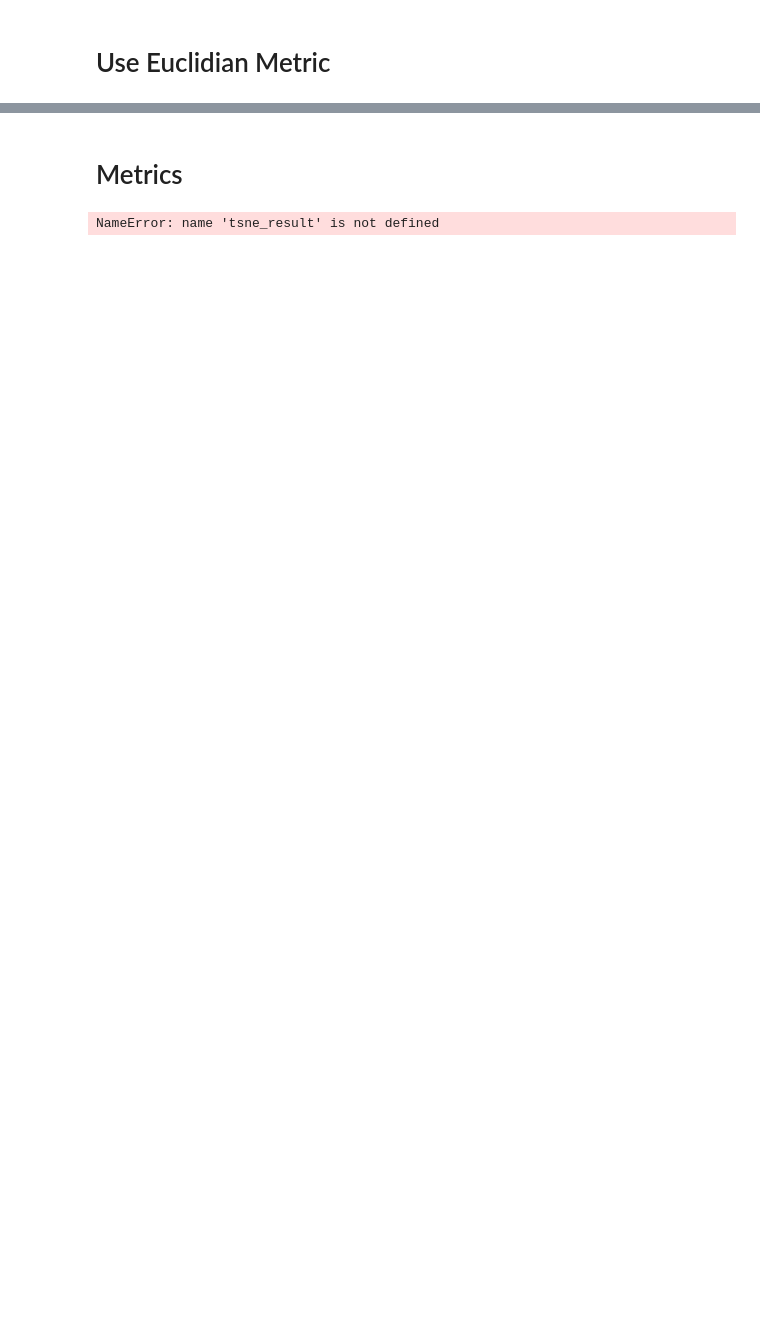
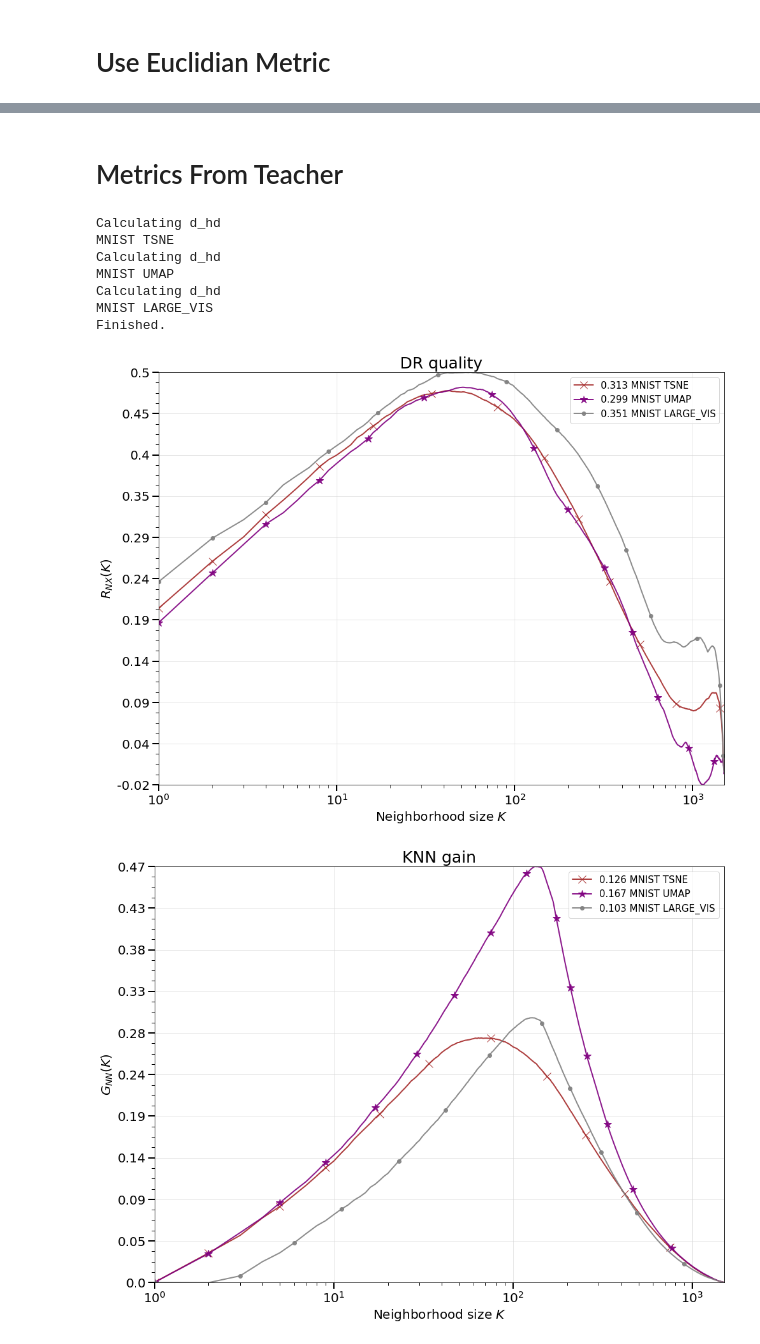
Before and after one commit to matt628/visualizing-big-datasets, a Jupyter notebook: lab3/lab3.ipynb, the cells around one changed output, grey strips where cells are left out. Cells and saved outputs as stored; diff of their text form; code cells hidden in the pictures; blank space fills up the shorter version.

Commit message:
Use another metric

```diff
--- a/lab3/lab3.ipynb
+++ b/lab3/lab3.ipynb
@@ -307,5 +318,5 @@ Method: LARGE_VIS, euclidian metric value: 0.15405533660860662
 # %% [markdown]
-# Metrics
+# Metrics From Teacher
 # %%
 import numba
 import numpy as np
@@ -563,7 +574,7 @@ def viz_qa(
 
     # Showing the figure
     fig.savefig(
-        "./temp/{}.png".format(
+        ".{}.png".format(
             tit
         ),
         dpi=fig.dpi,
@@ -648,39 +659,24 @@ class LocalMetric:
         )
 
         print("Finished.")
-
-
-# if __name__ == "__main__":
-#     local_metrics = LocalMetric()
-
-#     # embed dataset using some method (low-dimensional space)
-#     X_embedded = method["object"].fit_transform(X)
-
-#     # X.values is original dataset (high-dimensional space)
-#     local_metrics.calculate_knn_gain_and_dr_quality(
-#         X_lds=X_embedded,
-#         X_hds=X.values,
-#         labels=labels.values,
-#         method_name="{} {}".format(dataset_name, method["name"]),
-#     )
 # %%
+#Apply metrics on mnist dataset
 local_metrics = LocalMetric()
-
-# embed dataset using some method (low-dimensional space)
-# X_embedded = method["object"].fit_transform(X)
-
-# X.values is original dataset (high-dimensional space)
-
-dataset_name = 'tSNE'
-method = {
-    "name": "temp"
-}
-
-local_metrics.calculate_knn_gain_and_dr_quality(
-    X_lds=tsne_result,
-    X_hds=mnist_df.filter(regex=("^pixel[0-9]*$")).to_numpy(dtype='float32'),
-    labels=mnist_df['label'].to_numpy(dtype='int'),
-    method_name="{} {}".format(dataset_name, method["name"]),
-)
+for key, value in mnist_result.items():
+    local_metrics.calculate_knn_gain_and_dr_quality(
+        X_lds=value,
+        X_hds=mnist_df.filter(regex=("^pixel[0-9]*$")).to_numpy(dtype='float32'),
+        labels=mnist_df['y'].to_numpy(dtype='int'),
+        method_name="{} {}".format('MNIST', key),
+    )
+local_metrics.visualize()
 # %% [output]
-NameError: name 'tsne_result' is not defined
+Calculating d_hd
+MNIST TSNE
+Calculating d_hd
+MNIST UMAP
+Calculating d_hd
+MNIST LARGE_VIS
+Finished.
+[figure, added]
+[figure, added]
```
Also changed, not shown: parts of 16 cells of this notebook.
